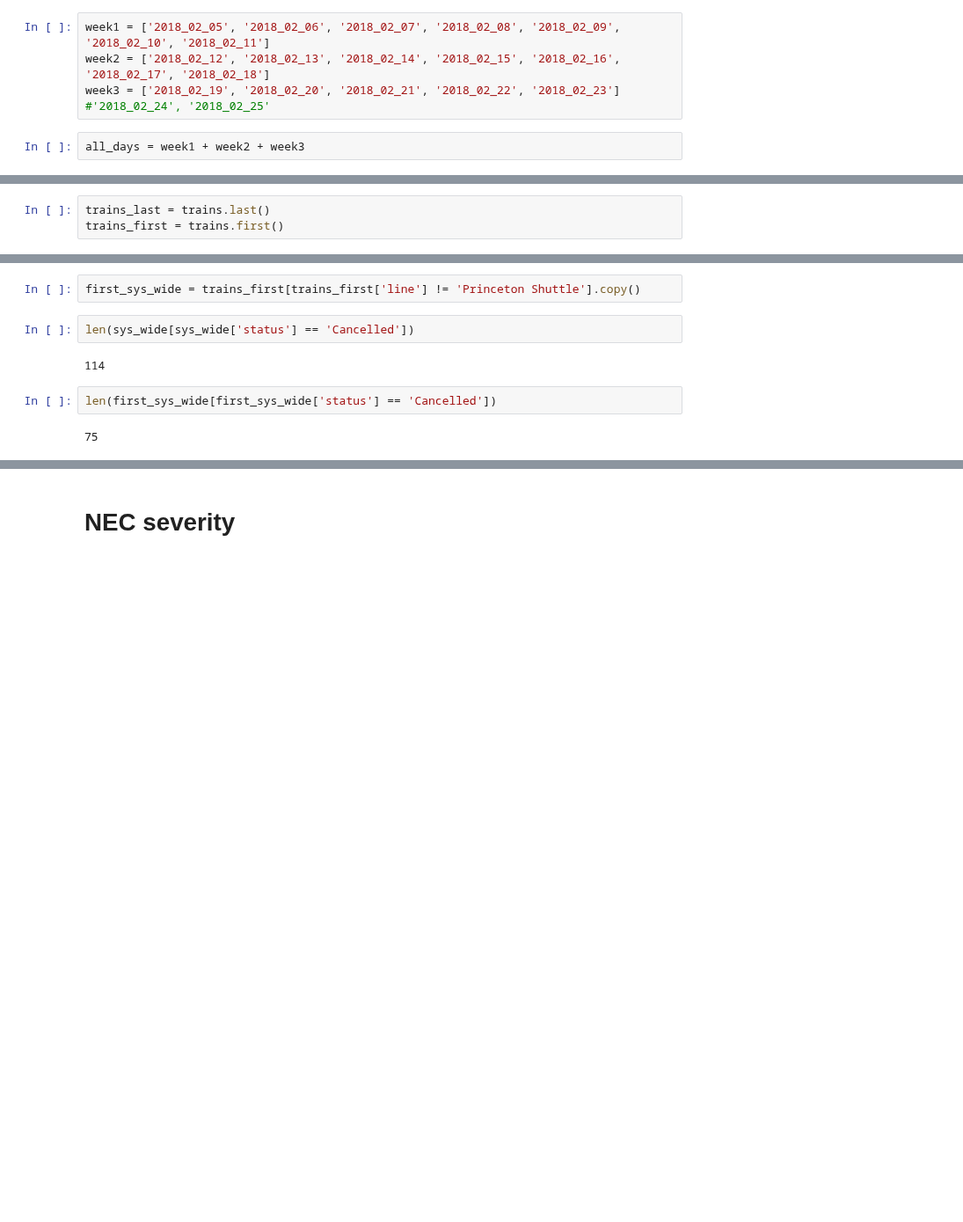
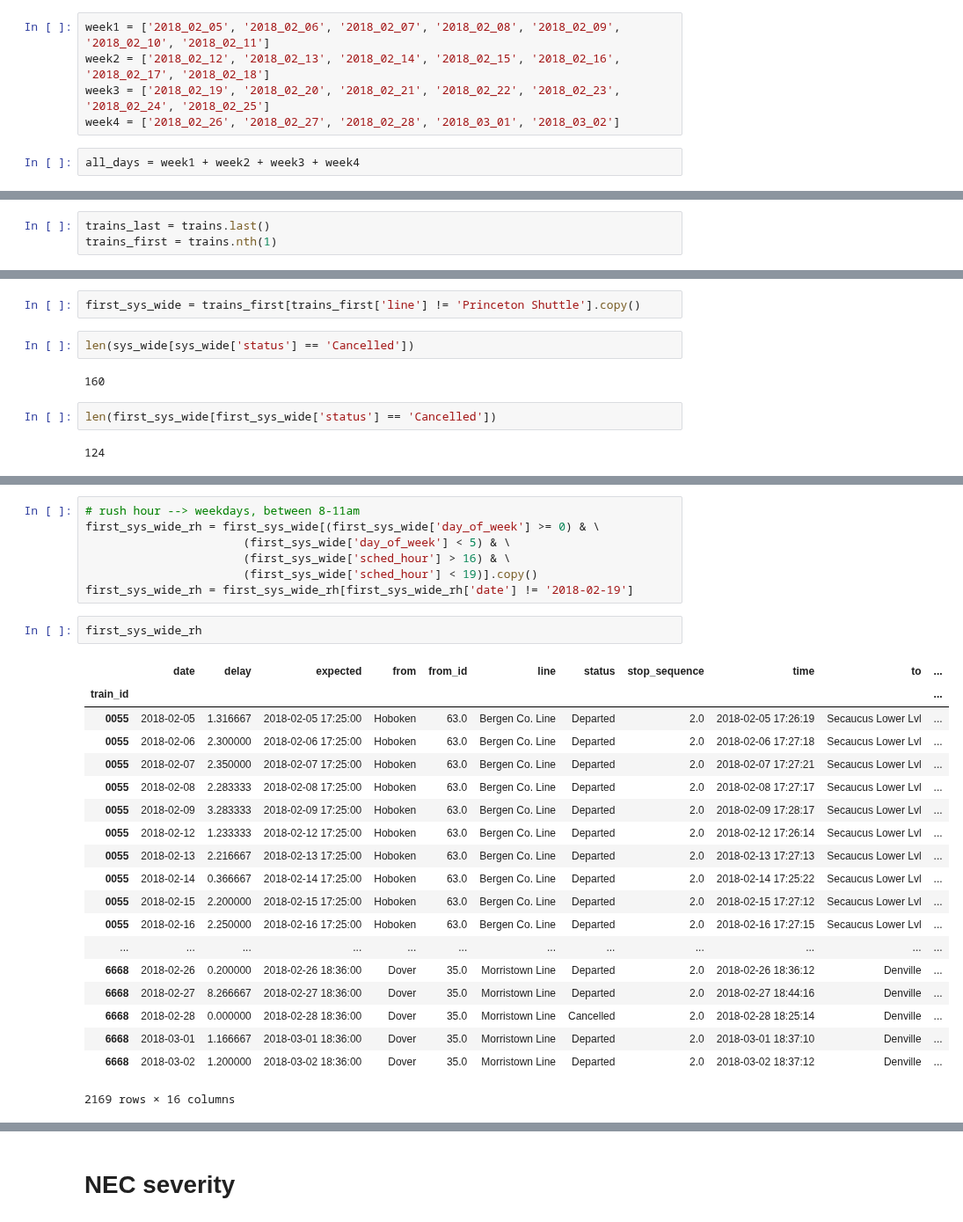
Before and after one commit to pranavbadami/njtransit, a Jupyter notebook: notebooks/analysis/system_overview.ipynb, the cells around one changed output, grey strips where cells are left out. Shown at 88% size. Drawn from its saved outputs; the diff is of its cells as text; blank space fills up the shorter version.

```diff
--- a/notebooks/analysis/system_overview.ipynb
+++ b/notebooks/analysis/system_overview.ipynb
@@ -19,9 +19,10 @@ csv_path = '/Users/pranav/Documents/development/njtransit/csv'
 # %%
 week1 = ['2018_02_05', '2018_02_06', '2018_02_07', '2018_02_08', '2018_02_09', '2018_02_10', '2018_02_11']
 week2 = ['2018_02_12', '2018_02_13', '2018_02_14', '2018_02_15', '2018_02_16', '2018_02_17', '2018_02_18']
-week3 = ['2018_02_19', '2018_02_20', '2018_02_21', '2018_02_22', '2018_02_23'] #'2018_02_24', '2018_02_25'
+week3 = ['2018_02_19', '2018_02_20', '2018_02_21', '2018_02_22', '2018_02_23', '2018_02_24', '2018_02_25']
+week4 = ['2018_02_26', '2018_02_27', '2018_02_28', '2018_03_01', '2018_03_02']
 # %%
-all_days = week1 + week2 + week3
+all_days = week1 + week2 + week3 + week4
 # %%
 df = None
 for day in all_days:
@@ -62,6 +69,6 @@ trains = df.groupby(['train_id', 'date'])
 # %%
 trains_last = trains.last()
-trains_first = trains.first()
+trains_first = trains.nth(1)
 # %%
 trains_last['day_of_week'] = trains_last['time'].dt.dayofweek
 trains_first['day_of_week'] = trains_first['time'].dt.dayofweek
@@ -256,12 +261,41 @@ first_sys_wide = trains_first[trains_first['line'] != 'Princeton Shuttle'].copy(
 # %%
 len(sys_wide[sys_wide['status'] == 'Cancelled'])
 # %% [output]
-114
+160
 # %%
 len(first_sys_wide[first_sys_wide['status'] == 'Cancelled'])
 # %% [output]
-75
+124
 # %%
 first_sys_wide_pcts = plot_severity(first_sys_wide, "Systemwide Departing")
 # %% [output]
 [interactive output not drawn]
+# %%
+# rush hour --> weekdays, between 8-11am
+first_sys_wide_rh = first_sys_wide[(first_sys_wide['day_of_week'] >= 0) & \
+                       (first_sys_wide['day_of_week'] < 5) & \
+                       (first_sys_wide['sched_hour'] > 16) & \
+                       (first_sys_wide['sched_hour'] < 19)].copy()
+first_sys_wide_rh = first_sys_wide_rh[first_sys_wide_rh['date'] != '2018-02-19']
+# %%
+first_sys_wide_rh
+# %% [output]
+|  | date | delay | expected | from | from_id | line | status | stop_sequence | time | to | ... |
+| train_id |  |  |  |  |  |  |  |  |  |  | ... |
+| 0055 | 2018-02-05 | 1.316667 | 2018-02-05 17:25:00 | Hoboken | 63.0 | Bergen Co. Line | Departed | 2.0 | 2018-02-05 17:26:19 | Secaucus Lower Lvl | ... |
+| 0055 | 2018-02-06 | 2.300000 | 2018-02-06 17:25:00 | Hoboken | 63.0 | Bergen Co. Line | Departed | 2.0 | 2018-02-06 17:27:18 | Secaucus Lower Lvl | ... |
+| 0055 | 2018-02-07 | 2.350000 | 2018-02-07 17:25:00 | Hoboken | 63.0 | Bergen Co. Line | Departed | 2.0 | 2018-02-07 17:27:21 | Secaucus Lower Lvl | ... |
+| 0055 | 2018-02-08 | 2.283333 | 2018-02-08 17:25:00 | Hoboken | 63.0 | Bergen Co. Line | Departed | 2.0 | 2018-02-08 17:27:17 | Secaucus Lower Lvl | ... |
+| 0055 | 2018-02-09 | 3.283333 | 2018-02-09 17:25:00 | Hoboken | 63.0 | Bergen Co. Line | Departed | 2.0 | 2018-02-09 17:28:17 | Secaucus Lower Lvl | ... |
+| 0055 | 2018-02-12 | 1.233333 | 2018-02-12 17:25:00 | Hoboken | 63.0 | Bergen Co. Line | Departed | 2.0 | 2018-02-12 17:26:14 | Secaucus Lower Lvl | ... |
+| 0055 | 2018-02-13 | 2.216667 | 2018-02-13 17:25:00 | Hoboken | 63.0 | Bergen Co. Line | Departed | 2.0 | 2018-02-13 17:27:13 | Secaucus Lower Lvl | ... |
+| 0055 | 2018-02-14 | 0.366667 | 2018-02-14 17:25:00 | Hoboken | 63.0 | Bergen Co. Line | Departed | 2.0 | 2018-02-14 17:25:22 | Secaucus Lower Lvl | ... |
+| 0055 | 2018-02-15 | 2.200000 | 2018-02-15 17:25:00 | Hoboken | 63.0 | Bergen Co. Line | Departed | 2.0 | 2018-02-15 17:27:12 | Secaucus Lower Lvl | ... |
+| 0055 | 2018-02-16 | 2.250000 | 2018-02-16 17:25:00 | Hoboken | 63.0 | Bergen Co. Line | Departed | 2.0 | 2018-02-16 17:27:15 | Secaucus Lower Lvl | ... |
+| ... | ... | ... | ... | ... | ... | ... | ... | ... | ... | ... | ... |
+| 6668 | 2018-02-26 | 0.200000 | 2018-02-26 18:36:00 | Dover | 35.0 | Morristown Line | Departed | 2.0 | 2018-02-26 18:36:12 | Denville | ... |
+| 6668 | 2018-02-27 | 8.266667 | 2018-02-27 18:36:00 | Dover | 35.0 | Morristown Line | Departed | 2.0 | 2018-02-27 18:44:16 | Denville | ... |
+| 6668 | 2018-02-28 | 0.000000 | 2018-02-28 18:36:00 | Dover | 35.0 | Morristown Line | Cancelled | 2.0 | 2018-02-28 18:25:14 | Denville | ... |
+| 6668 | 2018-03-01 | 1.166667 | 2018-03-01 18:36:00 | Dover | 35.0 | Morristown Line | Departed | 2.0 | 2018-03-01 18:37:10 | Denville | ... |
+| 6668 | 2018-03-02 | 1.200000 | 2018-03-02 18:36:00 | Dover | 35.0 | Morristown Line | Departed | 2.0 | 2018-03-02 18:37:12 | Denville | ... |
+2169 rows × 16 columns
```
Also changed, not shown: parts of 37 cells of this notebook, 7 other files.
